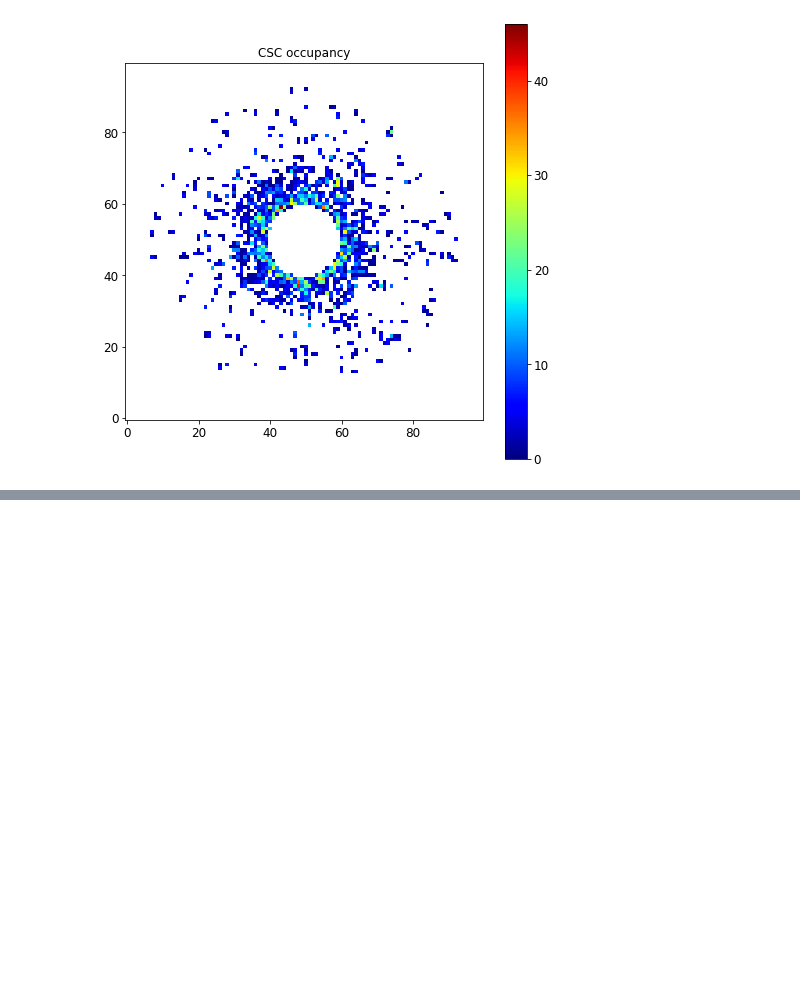
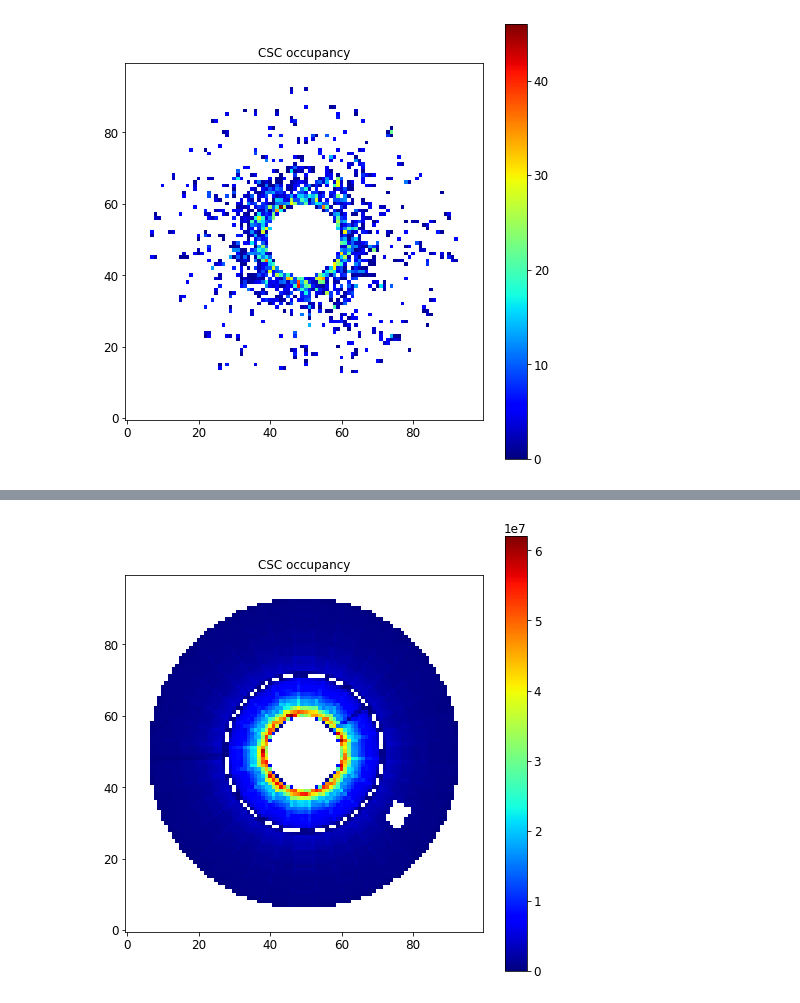
Before and after one commit to Ma128-bit/ML4DQM_deprecated, a Jupyter notebook: CSC_AE_preprocessing.ipynb, the cells around one changed output, grey strips where cells are left out. Cells and saved outputs as stored; diff of their text form; code cells hidden in the pictures; blank space fills up the shorter version.

```diff
--- a/CSC_AE_preprocessing.ipynb
+++ b/CSC_AE_preprocessing.ipynb
@@ -205,3 +145,25 @@ Show2Dimg(polar_matrix)
+# %%
+def simulate_bad(good_imgs):
+    center = (49.5, 49.5)  # Center coordinates
+    # random cut for angle and radius
+    rand_down_angle = np.random.randint(0,340)
+    rand_angle = np.random.randint(10,20)
+    rand_up_angle = rand_down_angle + rand_angle
+    angle_range = (rand_down_angle, rand_up_angle)  # min 10 degrees, max 20 degrees
+    rand_down_radius = np.random.rand()
+    rand_radius = float(np.random.randint(50,100) / 500) # min 10% max 50% of the white space
+    rand_up_radius = rand_down_radius + rand_radius
+    radius_range = (rand_down_radius, rand_up_radius)
+
+    modified_matrix = set_zero_in_angle_and_radius_range(good_imgs, center, angle_range, radius_range)
+
+    return modified_matrix
+# %%
+sum_img = Make_img(sum(monitoring_elements['data_norm']), monitoring_elements['x_bin'][0], monitoring_elements['x_min'][0], monitoring_elements['x_max'][0], monitoring_elements['y_bin'][0], monitoring_elements['y_min'][0], monitoring_elements['y_max'][0])
+sum_img_test = np.copy(sum_img)
+Show2Dimg(simulate_bad(sum_img_test))
+# %% [output]
+[figure, added]
 # %%
 def hadd_img(df, lumi_threshold):
     count = 0
```
Also changed, not shown: parts of 14 cells of this notebook, 1 other file.
